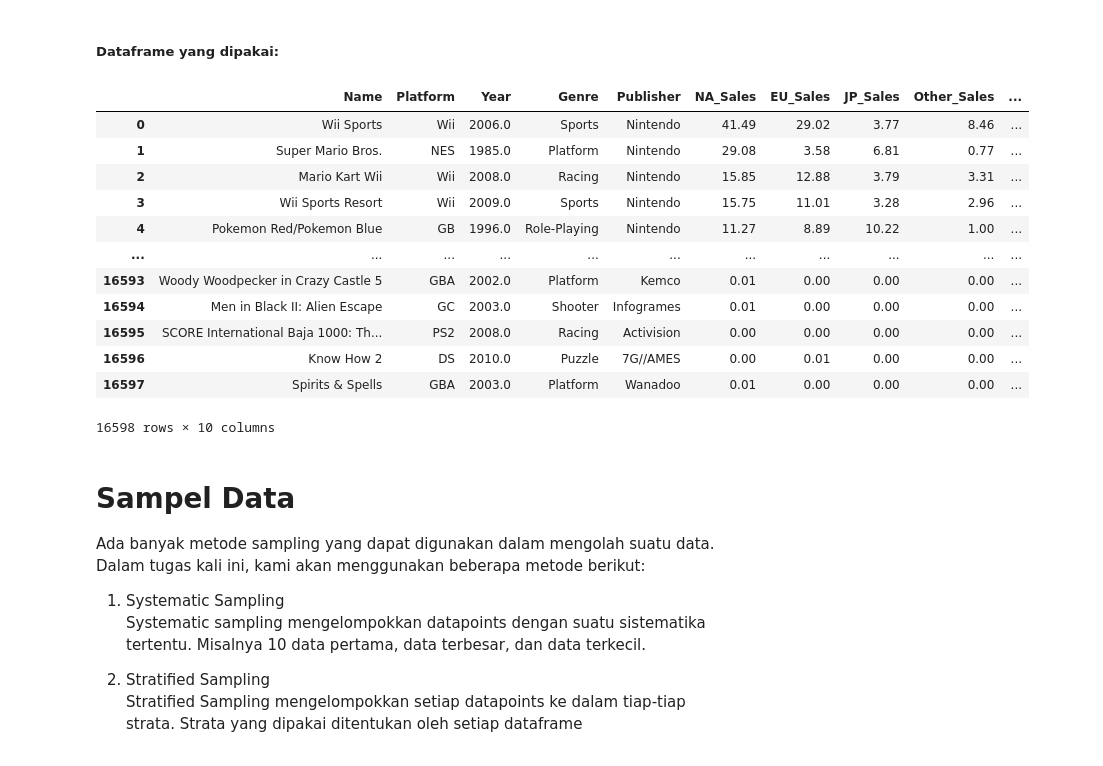
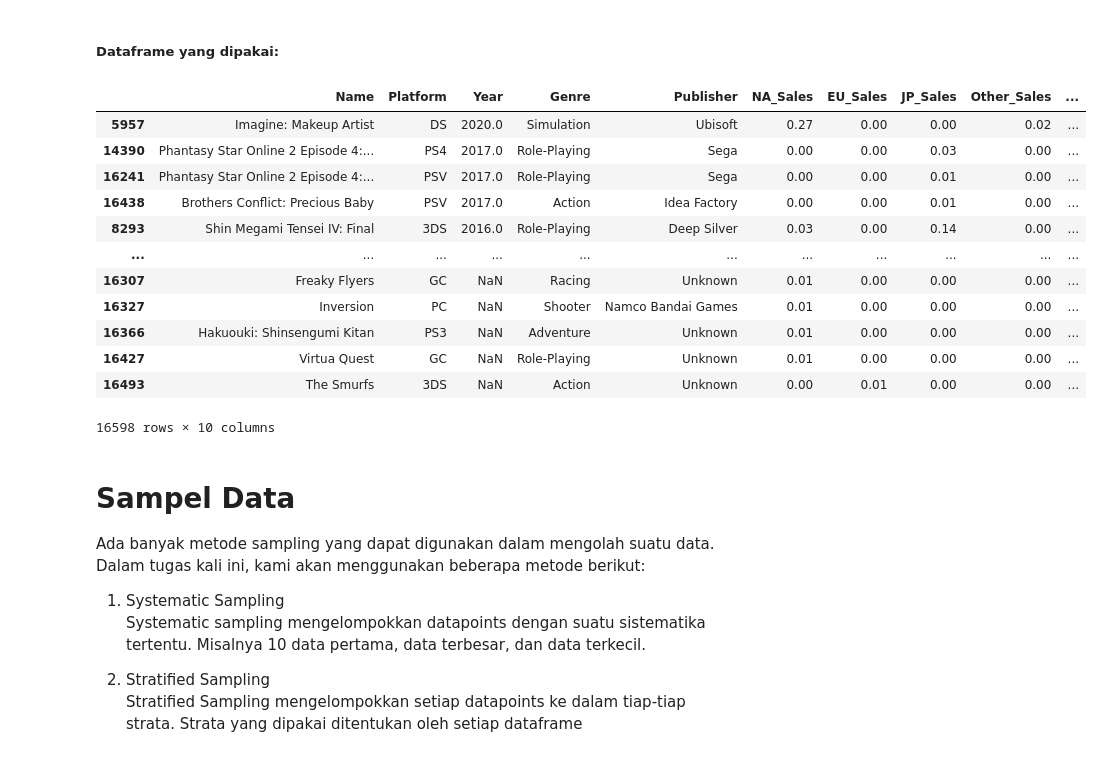
Before and after one commit to nexusprime-hak/Tubes-Pengkom-K-20-2023_2, a Jupyter notebook: Tugas_5.ipynb, the cells around one changed output. Saved outputs shown, nothing was run; the diff lists cells and outputs as text; code cells hidden in the pictures.

```diff
--- a/Tugas_5.ipynb
+++ b/Tugas_5.ipynb
@@ -7,22 +7,22 @@ df_1 = pd.read_csv('vgsales.csv')
 df_1 = df_1.drop(columns="Rank")
 # %% [markdown]
 <h5>Dataframe yang dipakai:
-# %%
-df_1
-# %% [output]
-|  | Name | Platform | Year | Genre | Publisher | NA_Sales | EU_Sales | JP_Sales | Other_Sales | ... |
-| 0 | Wii Sports | Wii | 2006.0 | Sports | Nintendo | 41.49 | 29.02 | 3.77 | 8.46 | ... |
-| 1 | Super Mario Bros. | NES | 1985.0 | Platform | Nintendo | 29.08 | 3.58 | 6.81 | 0.77 | ... |
-| 2 | Mario Kart Wii | Wii | 2008.0 | Racing | Nintendo | 15.85 | 12.88 | 3.79 | 3.31 | ... |
-| 3 | Wii Sports Resort | Wii | 2009.0 | Sports | Nintendo | 15.75 | 11.01 | 3.28 | 2.96 | ... |
-| 4 | Pokemon Red/Pokemon Blue | GB | 1996.0 | Role-Playing | Nintendo | 11.27 | 8.89 | 10.22 | 1.00 | ... |
-| ... | ... | ... | ... | ... | ... | ... | ... | ... | ... | ... |
-| 16593 | Woody Woodpecker in Crazy Castle 5 | GBA | 2002.0 | Platform | Kemco | 0.01 | 0.00 | 0.00 | 0.00 | ... |
-| 16594 | Men in Black II: Alien Escape | GC | 2003.0 | Shooter | Infogrames | 0.01 | 0.00 | 0.00 | 0.00 | ... |
-| 16595 | SCORE International Baja 1000: Th... | PS2 | 2008.0 | Racing | Activision | 0.00 | 0.00 | 0.00 | 0.00 | ... |
-| 16596 | Know How 2 | DS | 2010.0 | Puzzle | 7G//AMES | 0.00 | 0.01 | 0.00 | 0.00 | ... |
-| 16597 | Spirits & Spells | GBA | 2003.0 | Platform | Wanadoo | 0.01 | 0.00 | 0.00 | 0.00 | ... |
-16598 rows × 10 columns
+# %%
+df_1.sort_values(by='Year', ascending=False)
+# %% [output]
+|  | Name | Platform | Year | Genre | Publisher | NA_Sales | EU_Sales | JP_Sales | Other_Sales | ... |
+| 5957 | Imagine: Makeup Artist | DS | 2020.0 | Simulation | Ubisoft | 0.27 | 0.00 | 0.00 | 0.02 | ... |
+| 14390 | Phantasy Star Online 2 Episode 4:... | PS4 | 2017.0 | Role-Playing | Sega | 0.00 | 0.00 | 0.03 | 0.00 | ... |
+| 16241 | Phantasy Star Online 2 Episode 4:... | PSV | 2017.0 | Role-Playing | Sega | 0.00 | 0.00 | 0.01 | 0.00 | ... |
+| 16438 | Brothers Conflict: Precious Baby | PSV | 2017.0 | Action | Idea Factory | 0.00 | 0.00 | 0.01 | 0.00 | ... |
+| 8293 | Shin Megami Tensei IV: Final | 3DS | 2016.0 | Role-Playing | Deep Silver | 0.03 | 0.00 | 0.14 | 0.00 | ... |
+| ... | ... | ... | ... | ... | ... | ... | ... | ... | ... | ... |
+| 16307 | Freaky Flyers | GC | NaN | Racing | Unknown | 0.01 | 0.00 | 0.00 | 0.00 | ... |
+| 16327 | Inversion | PC | NaN | Shooter | Namco Bandai Games | 0.01 | 0.00 | 0.00 | 0.00 | ... |
+| 16366 | Hakuouki: Shinsengumi Kitan | PS3 | NaN | Adventure | Unknown | 0.01 | 0.00 | 0.00 | 0.00 | ... |
+| 16427 | Virtua Quest | GC | NaN | Role-Playing | Unknown | 0.01 | 0.00 | 0.00 | 0.00 | ... |
+| 16493 | The Smurfs | 3DS | NaN | Action | Unknown | 0.00 | 0.01 | 0.00 | 0.00 | ... |
+16598 rows × 10 columns
 # %% [markdown]
 <h1>Sampel Data</h1>
 <p>Ada banyak metode sampling yang dapat digunakan dalam mengolah suatu data. Dalam tugas kali ini, kami akan menggunakan beberapa metode berikut:</p>
```
Also changed, not shown: parts of 35 cells of this notebook.
